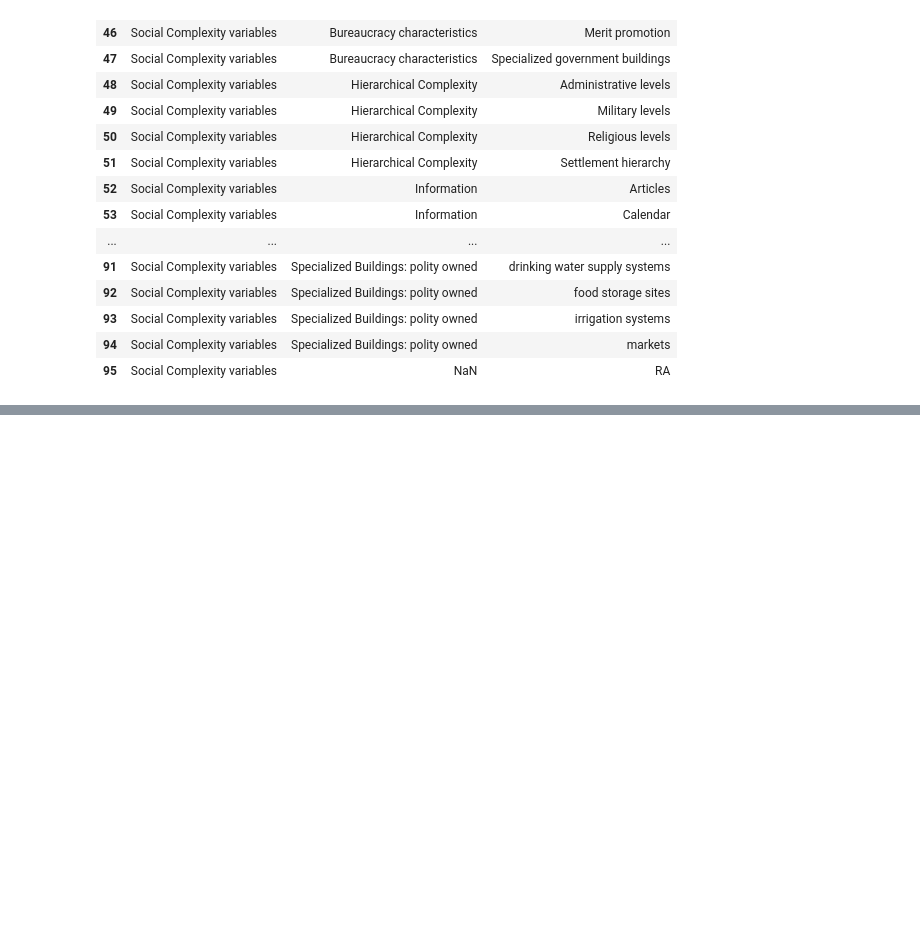
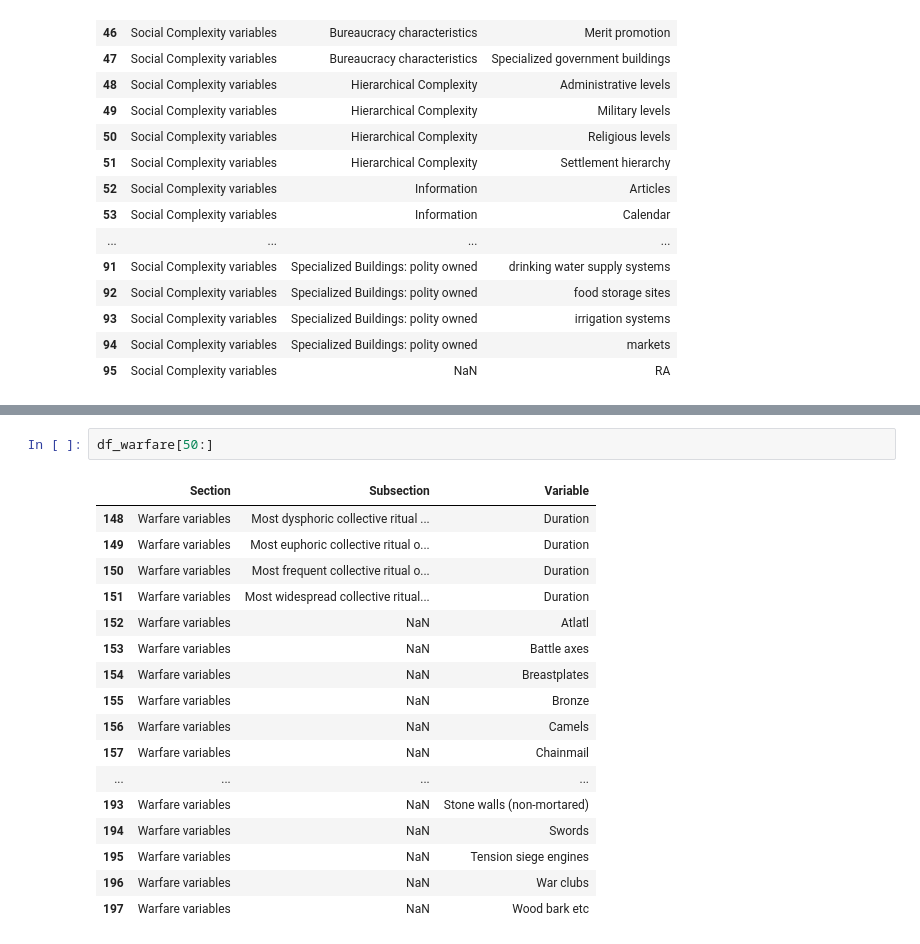
Before and after one commit to vipervit/seshat, a Jupyter notebook: vars.ipynb, the cells around one changed output, grey strips where cells are left out. Saved outputs shown, nothing was run; the diff lists cells and outputs as text; blank space fills up the shorter version.

```diff
--- a/vars.ipynb
+++ b/vars.ipynb
@@ -163,0 +206,20 @@ df_socomplex
+# %%
+df_warfare[50:]
+# %% [output]
+|  | Section | Subsection | Variable |
+| 148 | Warfare variables | Most dysphoric collective ritual ... | Duration |
+| 149 | Warfare variables | Most euphoric collective ritual o... | Duration |
+| 150 | Warfare variables | Most frequent collective ritual o... | Duration |
+| 151 | Warfare variables | Most widespread collective ritual... | Duration |
+| 152 | Warfare variables | NaN | Atlatl |
+| 153 | Warfare variables | NaN | Battle axes |
+| 154 | Warfare variables | NaN | Breastplates |
+| 155 | Warfare variables | NaN | Bronze |
+| 156 | Warfare variables | NaN | Camels |
+| 157 | Warfare variables | NaN | Chainmail |
+| ... | ... | ... | ... |
+| 193 | Warfare variables | NaN | Stone walls (non-mortared) |
+| 194 | Warfare variables | NaN | Swords |
+| 195 | Warfare variables | NaN | Tension siege engines |
+| 196 | Warfare variables | NaN | War clubs |
+| 197 | Warfare variables | NaN | Wood bark etc |
```
Also changed, not shown: parts of 4 cells of this notebook.
